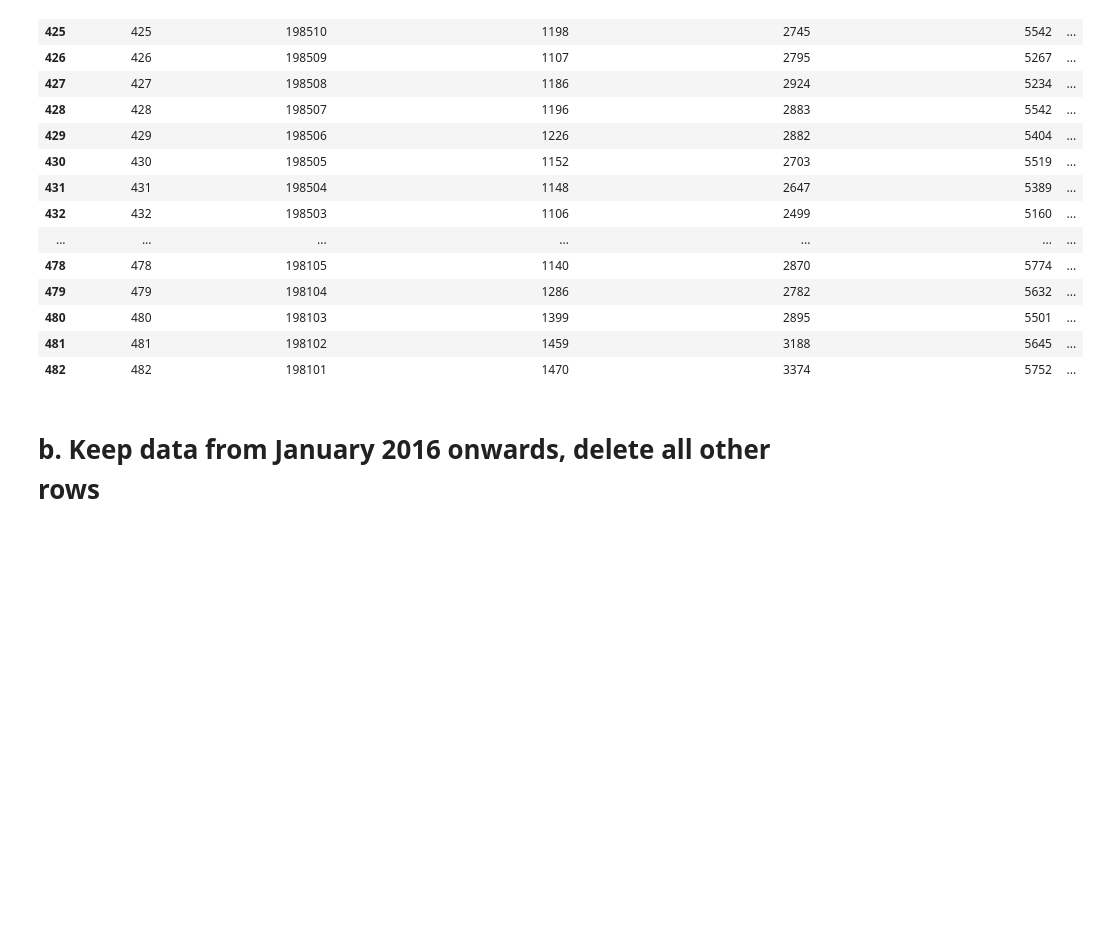
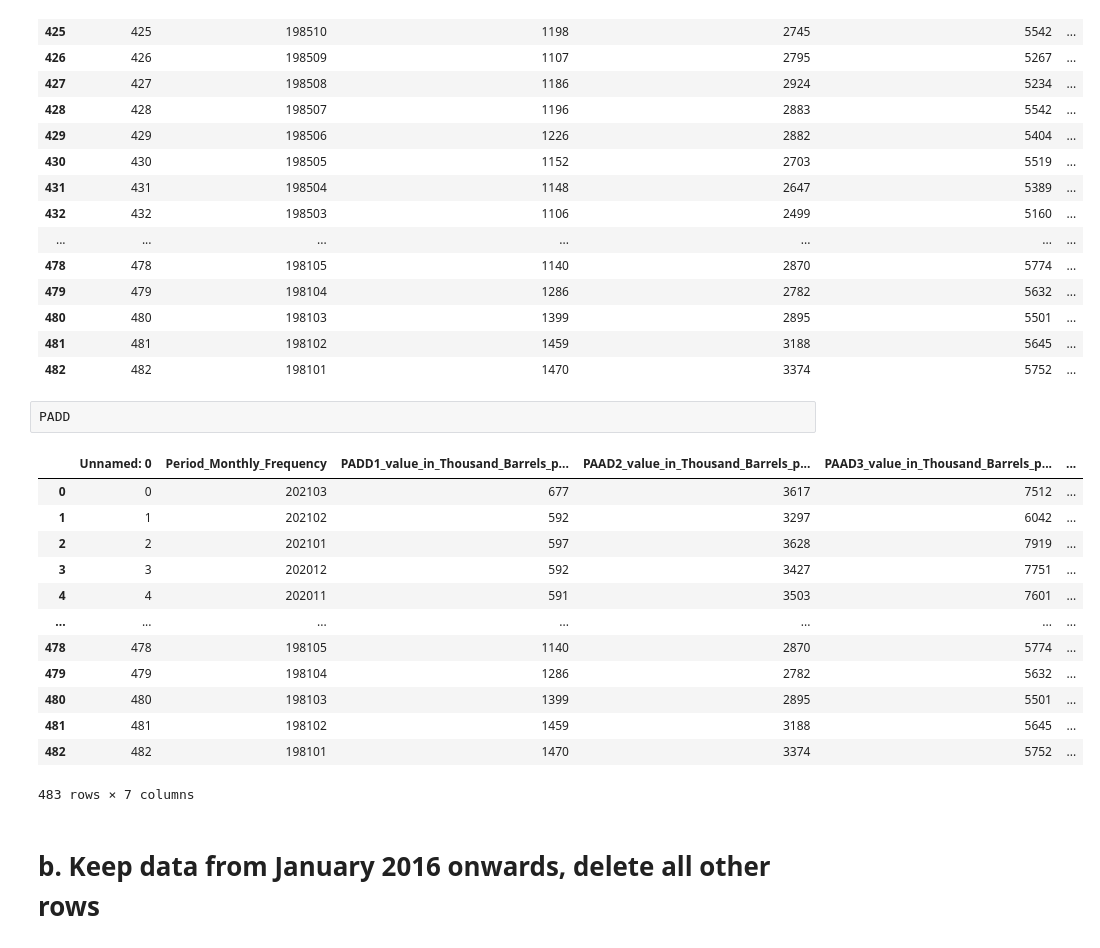
Before and after one commit to deepak-mandal/RystadEnergy, a Jupyter notebook: Data_Processing.ipynb, the cells around one changed output. Saved outputs shown, nothing was run; the diff lists cells and outputs as text; blank space fills up the shorter version.

```diff
--- a/Data_Processing.ipynb
+++ b/Data_Processing.ipynb
@@ -73,6 +73,22 @@ PADD.tail(60)
 | 480 | 480 | 198103 | 1399 | 2895 | 5501 | ... |
 | 481 | 481 | 198102 | 1459 | 3188 | 5645 | ... |
 | 482 | 482 | 198101 | 1470 | 3374 | 5752 | ... |
+# %%
+PADD
+# %% [output]
+|  | Unnamed: 0 | Period_Monthly_Frequency | PADD1_value_in_Thousand_Barrels_p... | PAAD2_value_in_Thousand_Barrels_p... | PAAD3_value_in_Thousand_Barrels_p... | ... |
+| 0 | 0 | 202103 | 677 | 3617 | 7512 | ... |
+| 1 | 1 | 202102 | 592 | 3297 | 6042 | ... |
+| 2 | 2 | 202101 | 597 | 3628 | 7919 | ... |
+| 3 | 3 | 202012 | 592 | 3427 | 7751 | ... |
+| 4 | 4 | 202011 | 591 | 3503 | 7601 | ... |
+| ... | ... | ... | ... | ... | ... | ... |
+| 478 | 478 | 198105 | 1140 | 2870 | 5774 | ... |
+| 479 | 479 | 198104 | 1286 | 2782 | 5632 | ... |
+| 480 | 480 | 198103 | 1399 | 2895 | 5501 | ... |
+| 481 | 481 | 198102 | 1459 | 3188 | 5645 | ... |
+| 482 | 482 | 198101 | 1470 | 3374 | 5752 | ... |
+483 rows × 7 columns
 # %% [markdown]
 # b. Keep data from January 2016 onwards, delete all other rows
 # %% [raw]
```
Also changed, not shown: parts of 11 cells of this notebook, 31 other files.
